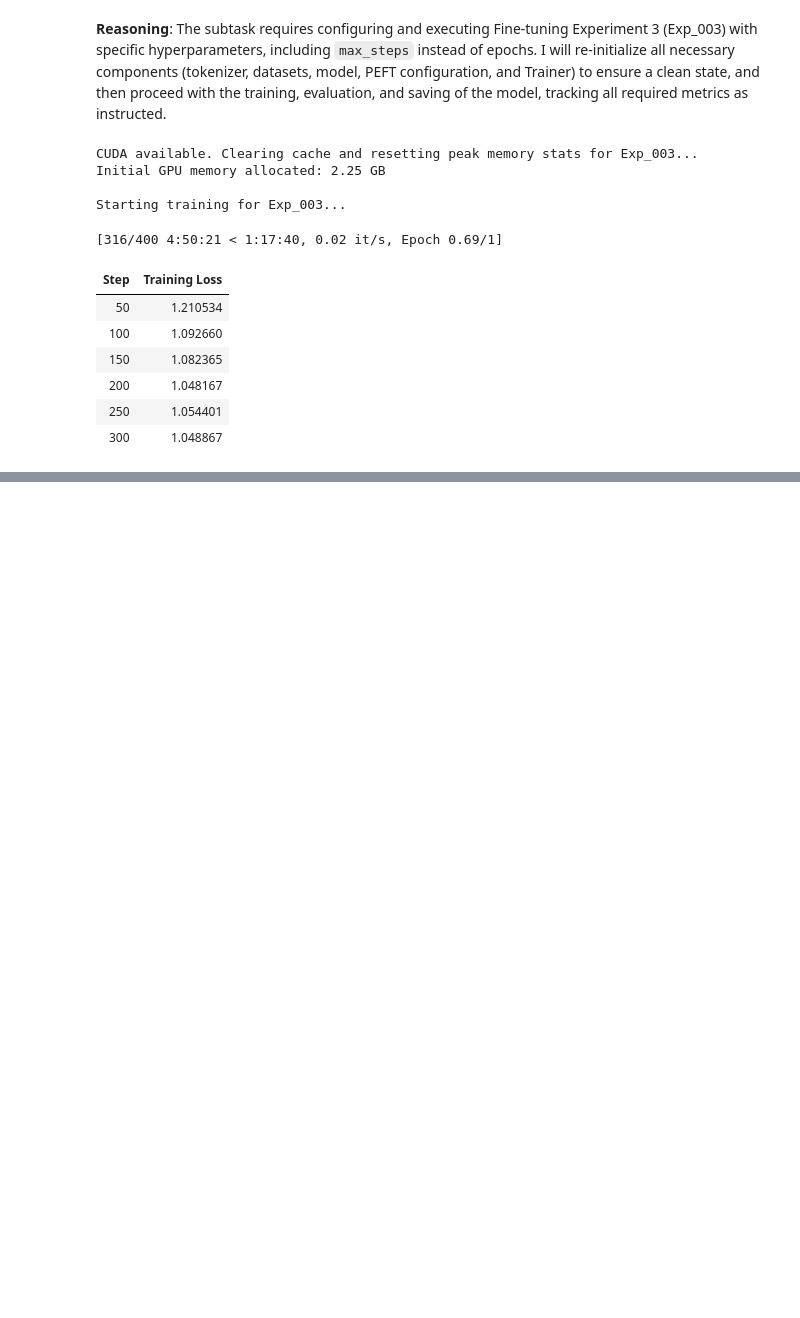
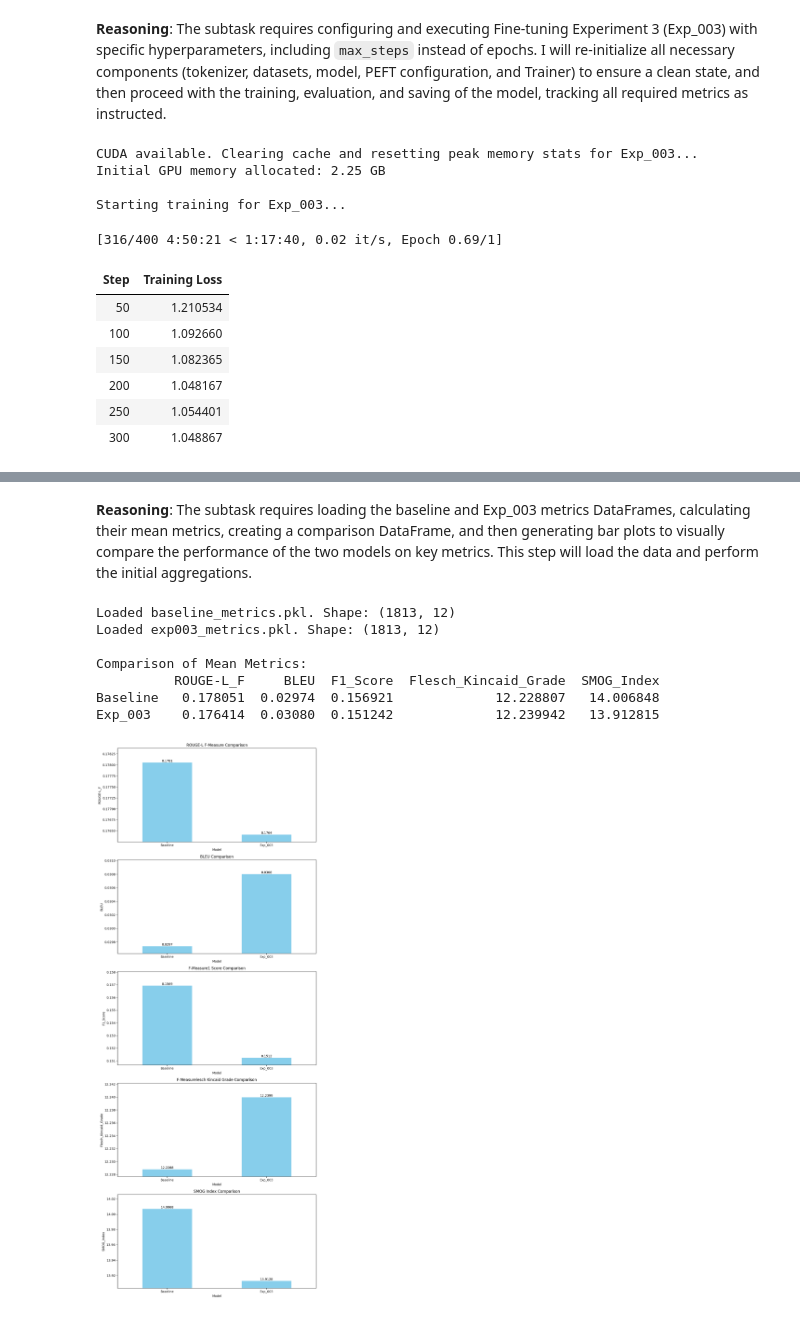
Before and after one commit to Gatwaza/Domain-Specific-Assistant-via-LLMs-Fine-Tuning, a Jupyter notebook: Experiments/CQA_3_(1) (2).ipynb, the cells around one changed output, grey strips where cells are left out. Cells and saved outputs as stored; diff of their text form; code cells hidden in the pictures; blank space fills up the shorter version.

```diff
--- a/Experiments/CQA_3.ipynb
+++ b/Experiments/CQA_3_(1) (2).ipynb
@@ -4067,0 +4863,77 @@ No existing checkpoints found. Starting new training run.
+# %% [markdown]
+**Reasoning**:
+The subtask requires loading the baseline and Exp_003 metrics DataFrames, calculating their mean metrics, creating a comparison DataFrame, and then generating bar plots to visually compare the performance of the two models on key metrics. This step will load the data and perform the initial aggregations.
+# %%
+import pandas as pd
+import matplotlib.pyplot as plt
+import os
+
+# 1. Load the baseline_metrics_df.pkl and exp003_metrics_df.pkl files
+if os.path.exists("baseline_metrics_df.pkl"):
+    baseline_metrics = pd.read_pickle("baseline_metrics_df.pkl")
+    print(f"Loaded baseline_metrics.pkl. Shape: {baseline_metrics.shape}")
+else:
+    raise FileNotFoundError("baseline_metrics_df.pkl not found. Please ensure it was generated.")
+
+if os.path.exists("exp003_metrics_df.pkl"):
+    exp003_metrics = pd.read_pickle("exp003_metrics_df.pkl")
+    print(f"Loaded exp003_metrics.pkl. Shape: {exp003_metrics.shape}")
+else:
+    raise FileNotFoundError("exp003_metrics_df.pkl not found. Please ensure it was generated.")
+
+# Define the metrics to compare
+metrics_to_compare = ['ROUGE-L_F', 'BLEU', 'F1_Score', 'Flesch_Kincaid_Grade', 'SMOG_Index']
+
+# 2. Calculate the mean for each of the specified metrics for both DataFrames
+mean_baseline_metrics = baseline_metrics[metrics_to_compare].mean()
+mean_exp003_metrics = exp003_metrics[metrics_to_compare].mean()
+
+# 3. Create a new DataFrame, comparison_df, to store these mean metrics
+comparison_df = pd.DataFrame({
+    'Baseline': mean_baseline_metrics,
+    'Exp_003': mean_exp003_metrics
+})
+
+# Transpose for easier plotting (metrics as columns, models as index)
+comparison_df = comparison_df.T
+
+print("\nComparison of Mean Metrics:")
+print(comparison_df)
+
+# 4. Matplotlib imported at the top
+
+# 5. Generate a series of bar plots for visual comparison
+fig, axes = plt.subplots(nrows=len(metrics_to_compare), ncols=1, figsize=(10, 5 * len(metrics_to_compare)))
+axes = axes.flatten()
+
+for i, metric in enumerate(metrics_to_compare):
+    ax = axes[i]
+    comparison_df[[metric]].plot(kind='bar', ax=ax, rot=0, legend=False, color=['skyblue', 'lightcoral'])
+    ax.set_title(f'{metric.replace("_", " ").replace("F", "F-Measure")} Comparison')
+    ax.set_xlabel('Model')
+    ax.set_ylabel(metric)
+
+    # Add values on top of bars
+    for container in ax.containers:
+        ax.bar_label(container, fmt='%.4f')
+
+    # Adjust y-axis limits if necessary to better show differences
+    min_val = min(comparison_df[metric])
+    max_val = max(comparison_df[metric])
+    diff = max_val - min_val
+    if diff > 0:
+        ax.set_ylim(min_val - diff * 0.1, max_val + diff * 0.2)
+    else:
+        ax.set_ylim(min_val * 0.9, max_val * 1.1) # Handle cases where values are identical or zero
+
+plt.tight_layout()
+plt.show()
+# %% [output]
+Loaded baseline_metrics.pkl. Shape: (1813, 12)
+Loaded exp003_metrics.pkl. Shape: (1813, 12)
+
+Comparison of Mean Metrics:
+          ROUGE-L_F     BLEU  F1_Score  Flesch_Kincaid_Grade  SMOG_Index
+Baseline   0.178051  0.02974  0.156921             12.228807   14.006848
+Exp_003    0.176414  0.03080  0.151242             12.239942   13.912815
+[figure, added]
```
Also changed, not shown: parts of 20 cells of this notebook, 1 other file.
